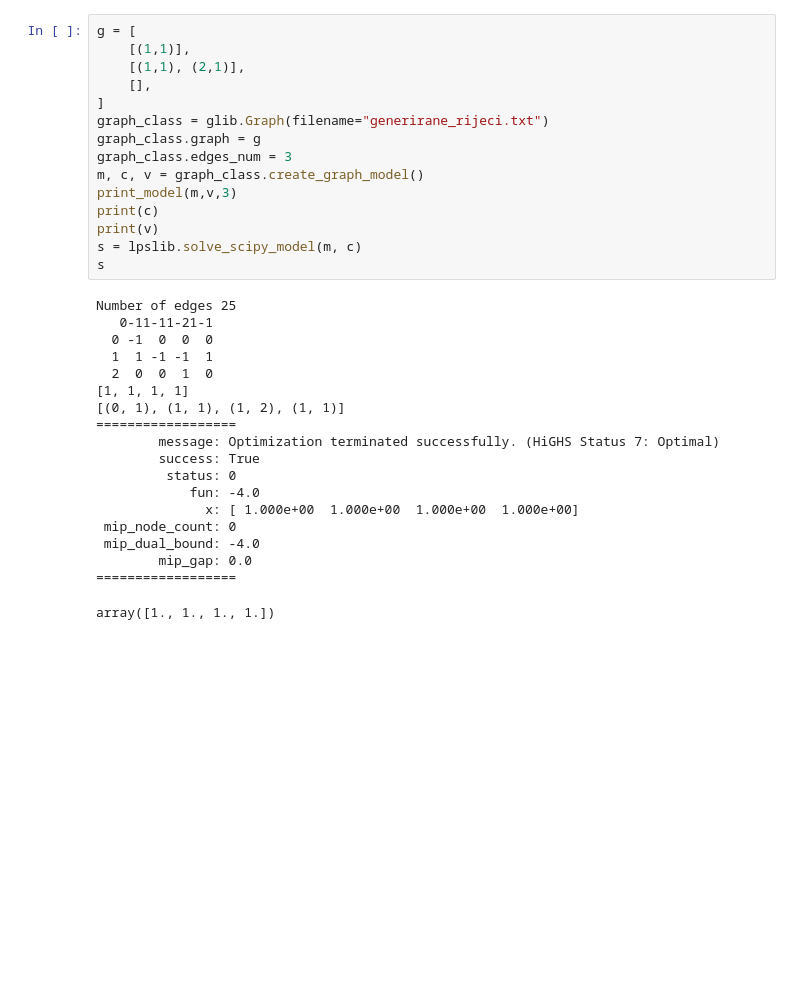
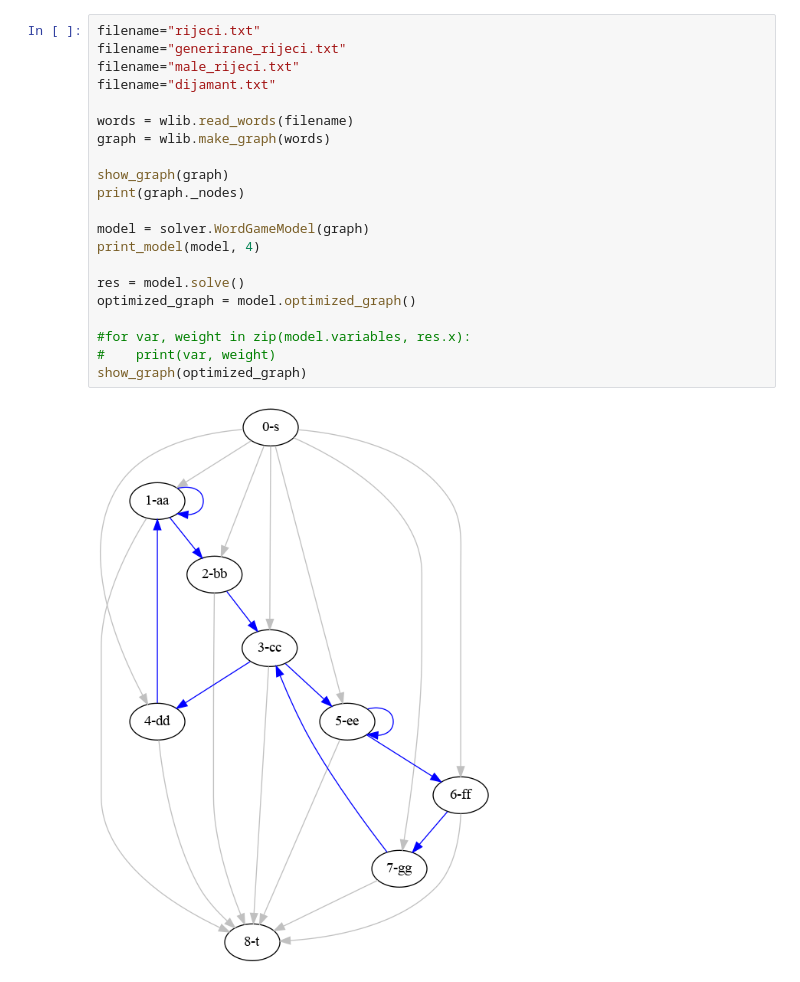
Before and after one commit to applepie-heidi/kalosolver, a Jupyter notebook: playy.ipynb, the cells around one changed output. Cells and saved outputs as stored; diff of their text form; blank space fills up the shorter version.

```diff
--- a/playy.ipynb
+++ b/playy.ipynb
@@ -80,34 +51,23 @@ KeyboardInterrupt:
-# %%
-g = [
-    [(1,1)],
-    [(1,1), (2,1)],
-    [],
-]
-graph_class = glib.Graph(filename="generirane_rijeci.txt")
-graph_class.graph = g
-graph_class.edges_num = 3
-m, c, v = graph_class.create_graph_model()
-print_model(m,v,3)
-print(c)
-print(v)
-s = lpslib.solve_scipy_model(m, c)
-s
-# %% [output]
-Number of edges 25
-   0-11-11-21-1
-  0 -1  0  0  0
-  1  1 -1 -1  1
-  2  0  0  1  0
-[1, 1, 1, 1]
-[(0, 1), (1, 1), (1, 2), (1, 1)]
-==================
-        message: Optimization terminated successfully. (HiGHS Status 7: Optimal)
-        success: True
-         status: 0
-            fun: -4.0
-              x: [ 1.000e+00  1.000e+00  1.000e+00  1.000e+00]
- mip_node_count: 0
- mip_dual_bound: -4.0
-        mip_gap: 0.0
-==================
-array([1., 1., 1., 1.])
+# %%
+filename="rijeci.txt"
+filename="generirane_rijeci.txt"
+filename="male_rijeci.txt"
+filename="dijamant.txt"
+
+words = wlib.read_words(filename)
+graph = wlib.make_graph(words)
+
+show_graph(graph)
+print(graph._nodes)
+
+model = solver.WordGameModel(graph)
+print_model(model, 4)
+
+res = model.solve()
+optimized_graph = model.optimized_graph()
+
+#for var, weight in zip(model.variables, res.x):
+#    print(var, weight)
+show_graph(optimized_graph)
+# %% [output]
+[figure, added]
```
Also changed, not shown: parts of 5 cells of this notebook, 11 other files.
